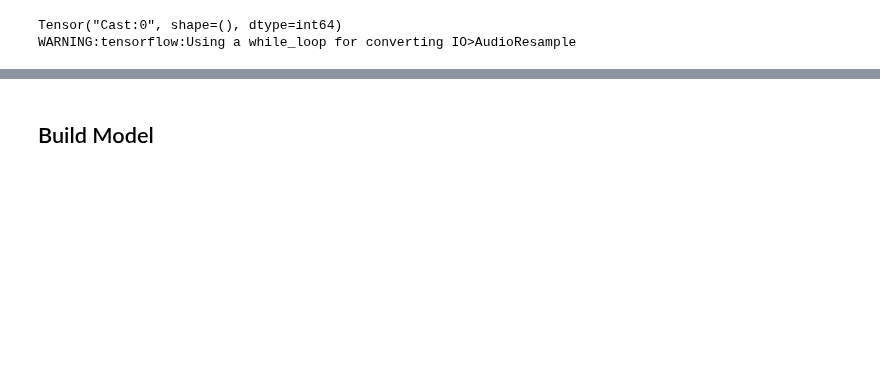
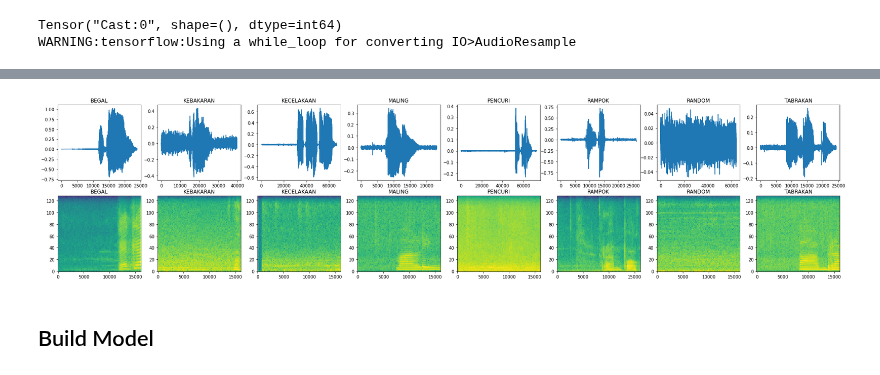
Before and after one commit to C22-PS121/machine-learning, a Jupyter notebook: ML_Model.ipynb, the cells around one changed output, grey strips where cells are left out. Drawn from its saved outputs; the diff is of its cells as text; code cells hidden in the pictures; blank space fills up the shorter version.

Commit message:
Add Subplots Waveform x Spectogram

```diff
--- a/ML_Model.ipynb
+++ b/ML_Model.ipynb
@@ -289,4 +243,27 @@ def _get_spectrogram(waveform):
 for waveform, label in waveform_ds.take(1):
   label = label.numpy().decode('utf-8')
   spectrogram = _get_spectrogram(waveform)
+# %%
+def _get_spectrogram(waveform):
+  # Zero-padding for an audio waveform with less than 16,000 samples.
+  input_len = 16000
+  waveform = waveform[:input_len]
+  zero_padding = tf.zeros(
+      [16000] - tf.shape(waveform),
+      dtype=tf.float32)
+  # Cast the waveform tensors' dtype to float32.
+  waveform = tf.cast(waveform, dtype=tf.float32)
+  # Concatenate the waveform with `zero_padding`, which ensures all audio
+  # clips are of the same length.
+  equal_length = tf.concat([waveform, zero_padding], 0)
+  # Convert the waveform to a spectrogram via a STFT.
+  spectrogram = tf.signal.stft(
+      equal_length, frame_length=255, frame_step=128)
+  # Obtain the magnitude of the STFT.
+  spectrogram = tf.abs(spectrogram)
+  # Add a `channels` dimension, so that the spectrogram can be used
+  # as image-like input data with convolution layers (which expect
+  # shape (`batch_size`, `height`, `width`, `channels`).
+  spectrogram = spectrogram[..., tf.newaxis]
+  return spectrogram
 # %%
@@ -343,3 +292,21 @@ plt.show()
+# %%
+rows = 2
+cols = 8
+fig, ax = plt.subplots(rows, cols, figsize=(32, 7))
+x = 0
+y = 0
+
+for e in event:
+  waveform,label = _get_waveform_and_label(globals()[f"{e}_train"][0])
+  label = label.numpy().decode('utf-8')
+  ax[y,x].set_title(label)
+  ax[y,x].plot(waveform.numpy())
+  spec = _get_spectrogram(waveform)
+  _plot_spectrogram(spec, ax[1][x])
+  ax[1,x].set_title(label)
+  x += 1
+# %% [output]
+[figure, added]
 # %% [markdown]
 ## Build Model
 # %%
```
Also changed, not shown: parts of 10 cells of this notebook.
